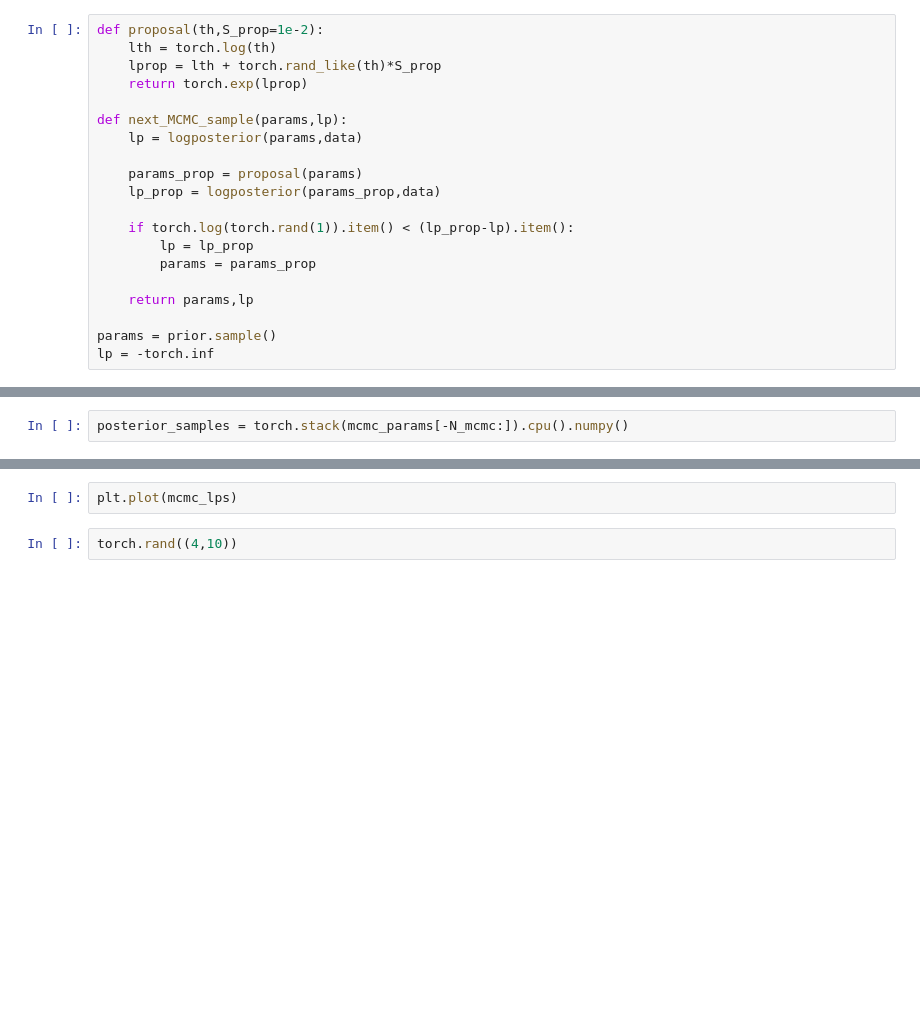
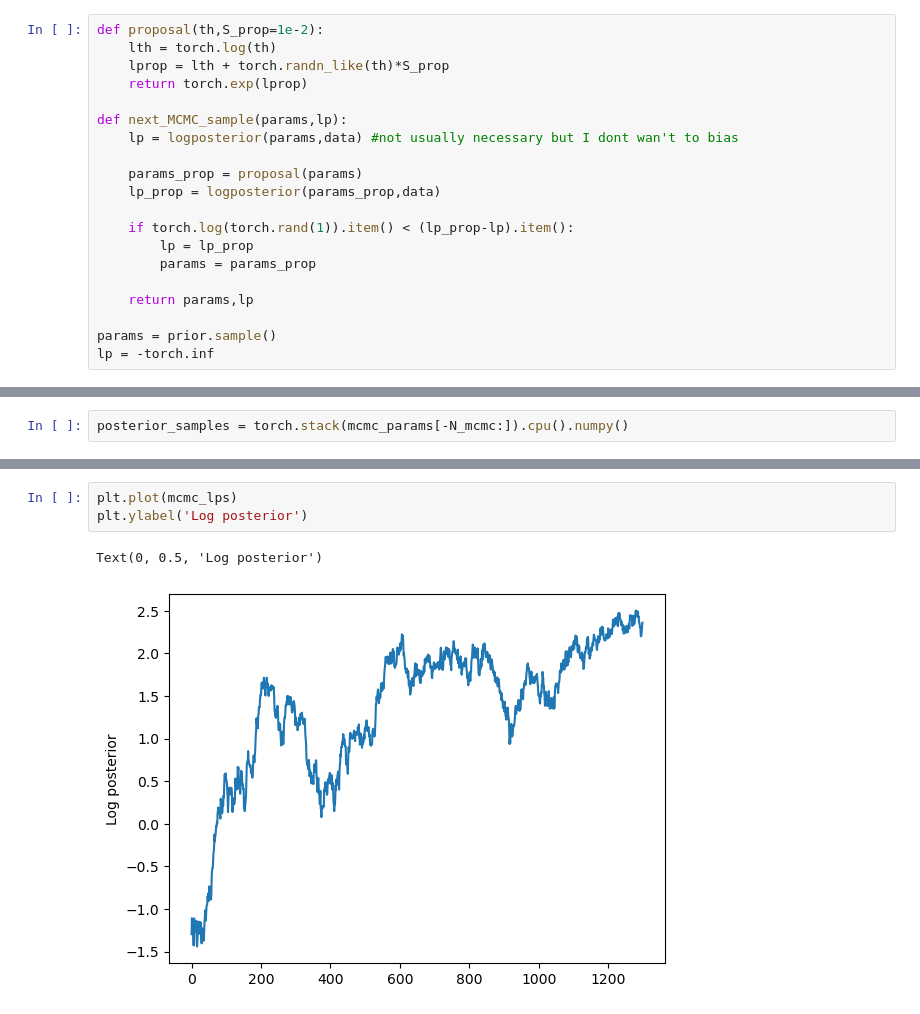
Before and after one commit to PessoaP/Celegans_inference, a Jupyter notebook: mcmc_example.ipynb, the cells around one changed output, grey strips where cells are left out. Saved outputs shown, nothing was run; the diff lists cells and outputs as text; blank space fills up the shorter version.

```diff
--- a/mcmc_example.ipynb
+++ b/mcmc_example.ipynb
@@ -52,11 +73,11 @@ lp_gt = logposterior(gt.to(data.device),data)
 # %%
 def proposal(th,S_prop=1e-2):
     lth = torch.log(th)
-    lprop = lth + torch.rand_like(th)*S_prop
+    lprop = lth + torch.randn_like(th)*S_prop
     return torch.exp(lprop)
 
 def next_MCMC_sample(params,lp):
-    lp = logposterior(params,data)
+    lp = logposterior(params,data) #not usually necessary but I dont wan't to bias
 
     params_prop = proposal(params)
     lp_prop = logposterior(params_prop,data)
@@ -103,4 +152,6 @@ plt.show()
 # %%
 plt.plot(mcmc_lps)
+plt.ylabel('Log posterior')
+# %% [output]
+Text(0, 0.5, 'Log posterior')
+[figure, added]
-# %%
-torch.rand((4,10))
```
Also changed, not shown: parts of 6 cells of this notebook, 1 other file.
